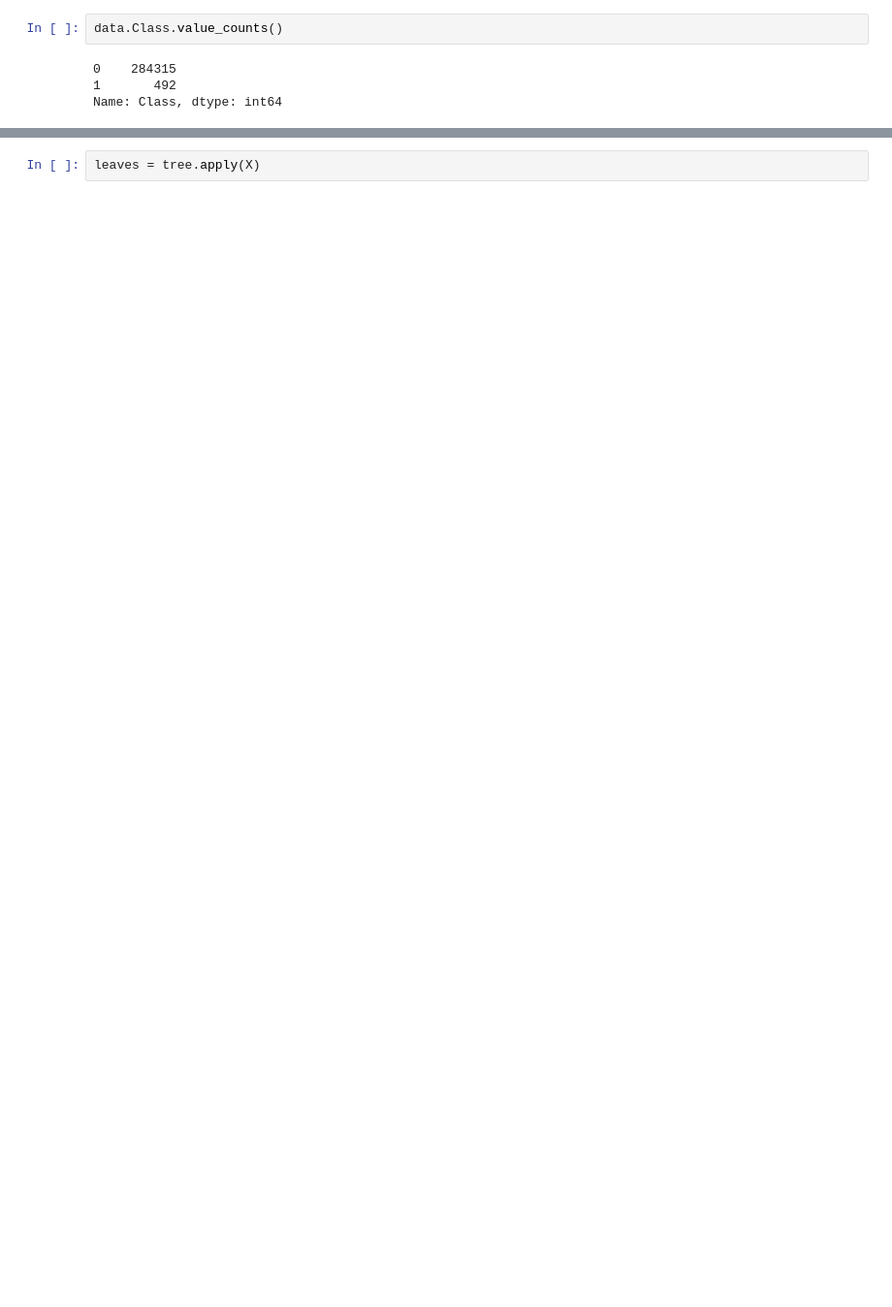
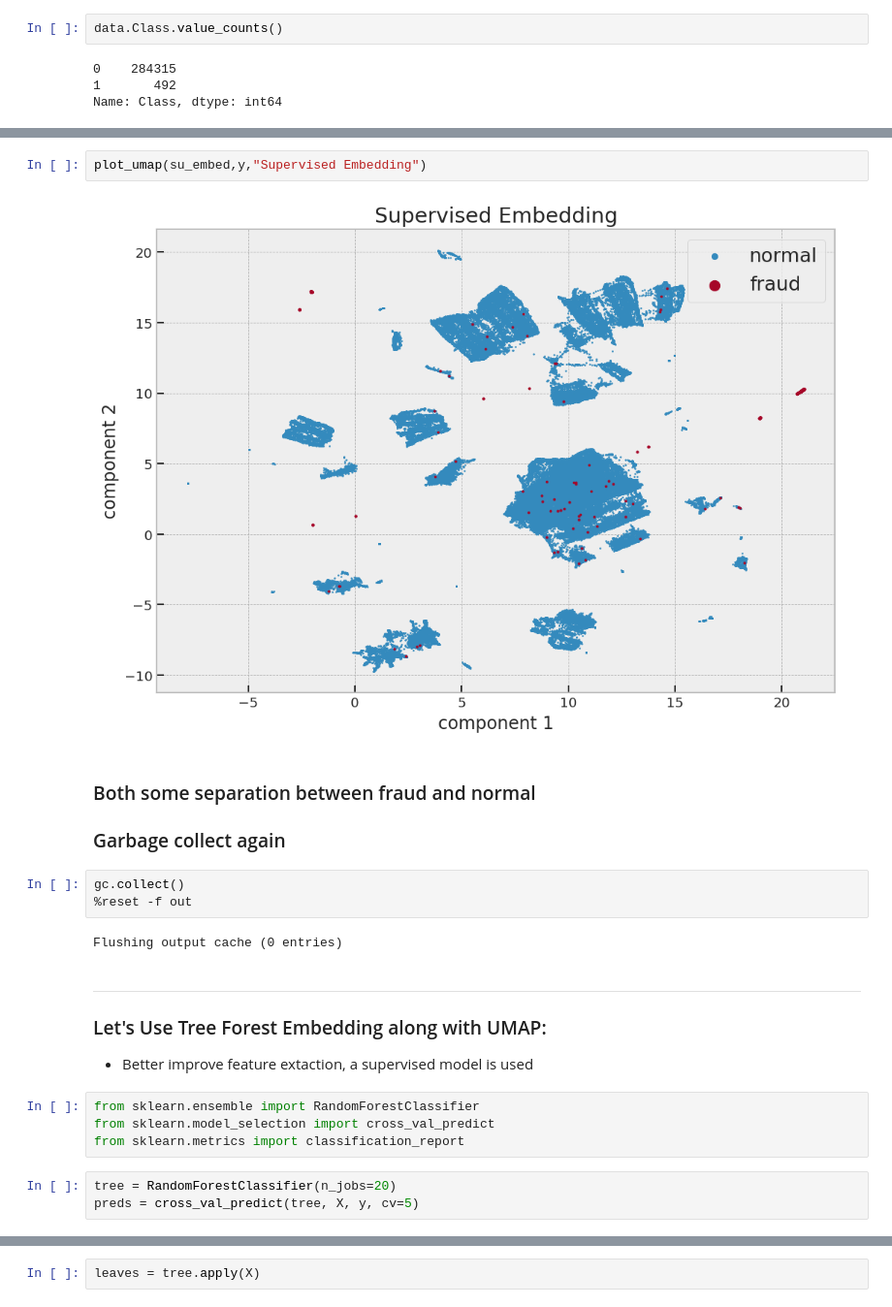
Before and after one commit to mzhou356/creditCardFraud, a Jupyter notebook: Feature_Visualization/notebooks/UMAP_visualization.ipynb, the cells around one changed output, grey strips where cells are left out. Shown at 97% size. Cells and saved outputs as stored; diff of their text form; blank space fills up the shorter version.

```diff
--- a/Feature_Visualization/notebooks/UMAP_visualization.ipynb
+++ b/Feature_Visualization/notebooks/UMAP_visualization.ipynb
@@ -92,3 +80,27 @@ preds = cross_val_predict(tree, X, y, cv=sKF)
+# %%
+plot_umap(su_embed,y,"Supervised Embedding")
+# %% [output]
+[figure, added]
+# %% [markdown]
+### Both some separation between fraud and normal
+
+### Garbage collect again
+# %%
+gc.collect()
+%reset -f out
+# %% [output]
+Flushing output cache (0 entries)
+# %% [markdown]
+---
+### Let's Use Tree Forest Embedding along with UMAP:
+   * Better improve feature extaction, a supervised model is used
+# %%
+from sklearn.ensemble import RandomForestClassifier
+from sklearn.model_selection import cross_val_predict
+from sklearn.metrics import classification_report
+# %%
+tree = RandomForestClassifier(n_jobs=20)
+preds = cross_val_predict(tree, X, y, cv=5)
 # %%
 print(classification_report(y,preds))
 # %% [output]
```
Also changed, not shown: parts of 63 cells of this notebook.
